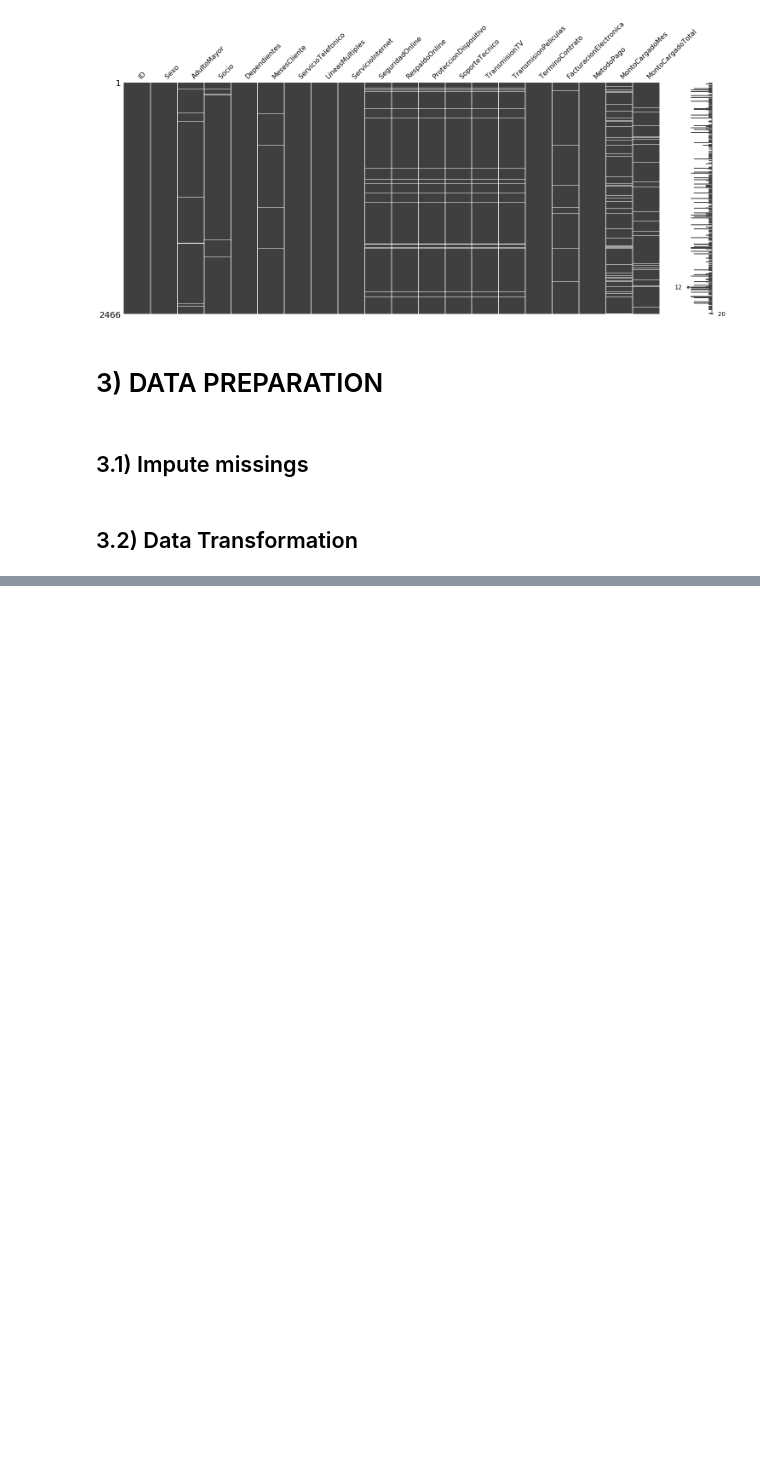
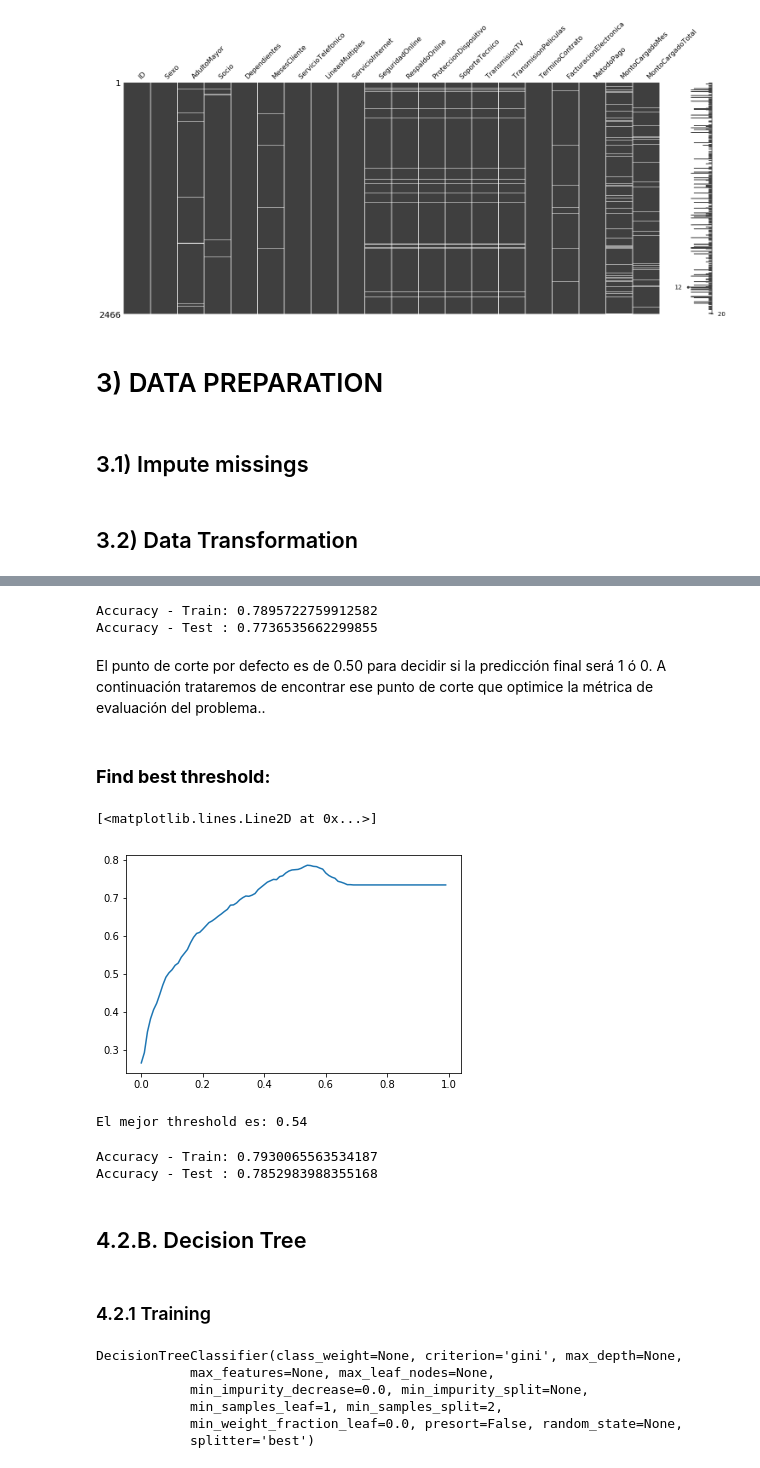
Before and after one commit to JuanDiegoCA/DSRP_Semillero_Churn, a Jupyter notebook: semillero-kaggle-JDCA-v1.ipynb, the cells around one changed output, grey strips where cells are left out. Drawn from its saved outputs; the diff is of its cells as text; code cells hidden in the pictures; blank space fills up the shorter version.

```diff
--- a/semillero-kaggle-JDCA-v1.ipynb
+++ b/semillero-kaggle-JDCA-v1.ipynb
@@ -266,0 +399,4 @@ ds_test = pd.get_dummies(ds_test, columns=['ProteccionDispositivo','SoporteTecni
+# %%
+from sklearn import model_selection
+X_train, X_test, y_train, y_test = model_selection.train_test_split(X, y, train_size = 0.70, random_state=9)
+print((len(X_train), len(y_train)), (len(X_test), len(y_test)))
@@ -266,0 +429,10 @@ ds_test = pd.get_dummies(ds_test, columns=['ProteccionDispositivo','SoporteTecni
+# %%
+from sklearn.linear_model import LogisticRegression
+
+# Create  model objet
+model_rlog = LogisticRegression(C=0.01, max_iter= 100, random_state=0, n_jobs = 4, penalty = 'l1')
+
+# Fit the model:
+model_rlog.fit(X_train, y_train)
+
+model = model_rlog
@@ -266,0 +462,62 @@ ds_test = pd.get_dummies(ds_test, columns=['ProteccionDispositivo','SoporteTecni
+# %%
+# Generar las predicciones:
+y_pred_train = model.predict(X_train)
+y_pred_test = model.predict(X_test)
+
+# Generar las probabilidades
+y_pred_proba_train = model.predict_proba(X_train)[:,1]
+y_pred_proba_test = model.predict_proba(X_test)[:,1]
+# %%
+accuracy_train = mt.accuracy_score(y_train, y_pred_train)
+accuracy_test = mt.accuracy_score(y_test, y_pred_test)
+
+print("Accuracy - Train: {}".format(accuracy_train))
+print("Accuracy - Test : {}".format(accuracy_test))
+# %% [output]
+Accuracy - Train: 0.7895722759912582
+Accuracy - Test : 0.7736535662299855
+# %% [markdown]
+El punto de corte por defecto es de 0.50 para decidir si la predicción final será 1 ó 0. A continuación trataremos de encontrar ese punto de corte que optimice la métrica de evaluación del problema..
+# %% [markdown]
+### ****Find best threshold:****
+# %%
+list_accuracy_test = []
+for threshold in range(0,100):
+  pred_0_1 = [1 if x >= threshold/100 else 0 for x in y_pred_proba_test]
+  list_accuracy_test.append(mt.accuracy_score(y_test, pred_0_1))
+# %%
+xs = [x/100 for x in range(0,100)]
+ys = list_accuracy_test
+plt.plot(xs, ys)
+# %% [output]
+[<matplotlib.lines.Line2D at 0x...>]
+[figure, added]
+# %%
+best_scoring = max(list_accuracy_test)
+best_threshold = list_accuracy_test.index(best_scoring)/100
+print("El mejor threshold es: {}".format(best_threshold))
+# %% [output]
+El mejor threshold es: 0.54
+# %%
+accuracy_train = mt.accuracy_score(y_train, [1 if x >= best_threshold else 0 for x in y_pred_proba_train])
+accuracy_test = mt.accuracy_score(y_test, [1 if x >= best_threshold else 0 for x in y_pred_proba_test])
+
+print("Accuracy - Train: {}".format(accuracy_train))
+print("Accuracy - Test : {}".format(accuracy_test))
+# %% [output]
+Accuracy - Train: 0.7930065563534187
+Accuracy - Test : 0.7852983988355168
+# %% [markdown]
+## 4.2.B. Decision Tree
+# %% [markdown]
+### 4.2.1 Training
+# %%
+from sklearn.tree import DecisionTreeClassifier
+DecisionTreeClassifier()
+# %% [output]
+DecisionTreeClassifier(class_weight=None, criterion='gini', max_depth=None,
+            max_features=None, max_leaf_nodes=None,
+            min_impurity_decrease=0.0, min_impurity_split=None,
+            min_samples_leaf=1, min_samples_split=2,
+            min_weight_fraction_leaf=0.0, presort=False, random_state=None,
+            splitter='best')
```
Also changed, not shown: parts of 64 cells of this notebook, 3 other files.
